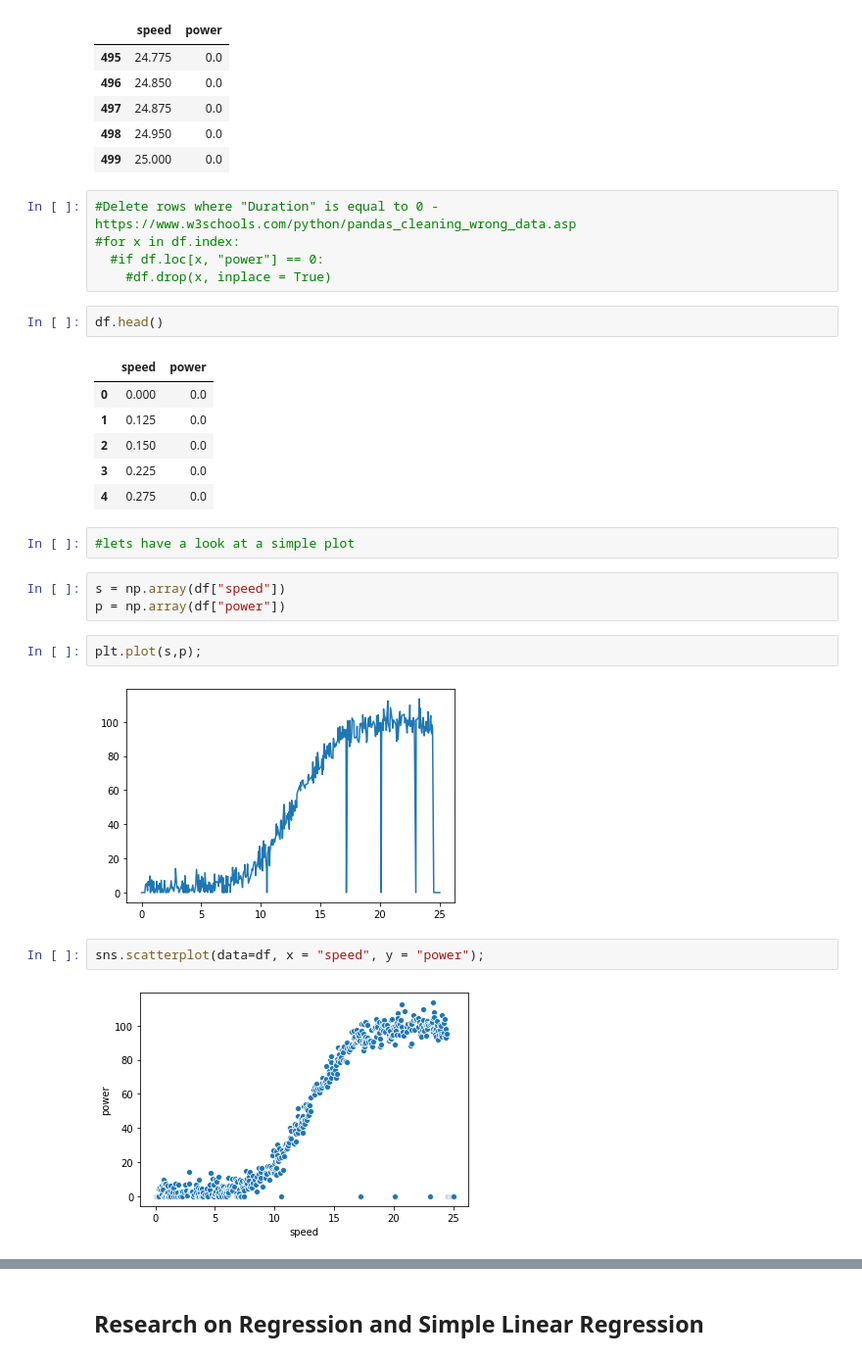
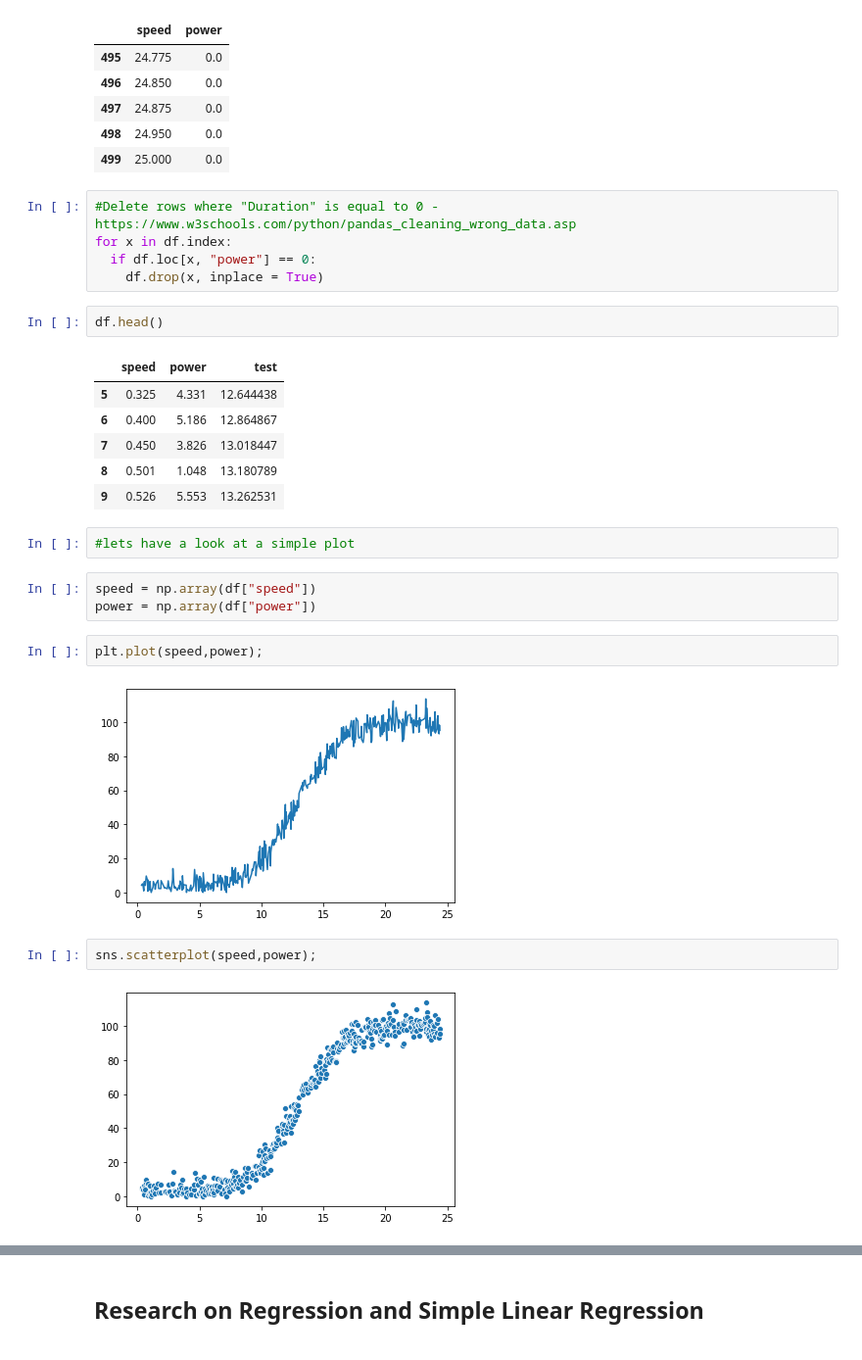
Before and after one commit to brendantipp/sem2_fun_data_analysis_project, a Jupyter notebook: linear_regression.ipynb, the cells around one changed output, grey strips where cells are left out. Shown at 98% size. Cells and saved outputs as stored; diff of their text form.

```diff
--- a/linear_regression.ipynb
+++ b/linear_regression.ipynb
@@ -39,31 +39,31 @@ df.tail()
 | 499 | 25.000 | 0.0 |
 # %%
 #Delete rows where "Duration" is equal to 0 - https://www.w3schools.com/python/pandas_cleaning_wrong_data.asp
-#for x in df.index:
-  #if df.loc[x, "power"] == 0:
-    #df.drop(x, inplace = True)
+for x in df.index:
+  if df.loc[x, "power"] == 0:
+    df.drop(x, inplace = True)
 # %%
 df.head()
 # %% [output]
-|  | speed | power |
-| 0 | 0.000 | 0.0 |
-| 1 | 0.125 | 0.0 |
-| 2 | 0.150 | 0.0 |
-| 3 | 0.225 | 0.0 |
-| 4 | 0.275 | 0.0 |
+|  | speed | power | test |
+| 5 | 0.325 | 4.331 | 12.644438 |
+| 6 | 0.400 | 5.186 | 12.864867 |
+| 7 | 0.450 | 3.826 | 13.018447 |
+| 8 | 0.501 | 1.048 | 13.180789 |
+| 9 | 0.526 | 5.553 | 13.262531 |
 # %%
 #lets have a look at a simple plot
 # %%
-s = np.array(df["speed"])
-p = np.array(df["power"])
+speed = np.array(df["speed"])
+power = np.array(df["power"])
 # %%
-plt.plot(s,p);
+plt.plot(speed,power);
 # %% [output]
-[figure, old version]
+[figure, new version]
 # %%
-sns.scatterplot(data=df, x = "speed", y = "power");
+sns.scatterplot(speed,power);
 # %% [output]
-[figure, old version]
+[figure, new version]
 # %%
 ### Testomg from lectures videos
 
```
Also changed, not shown: parts of 10 cells of this notebook.
